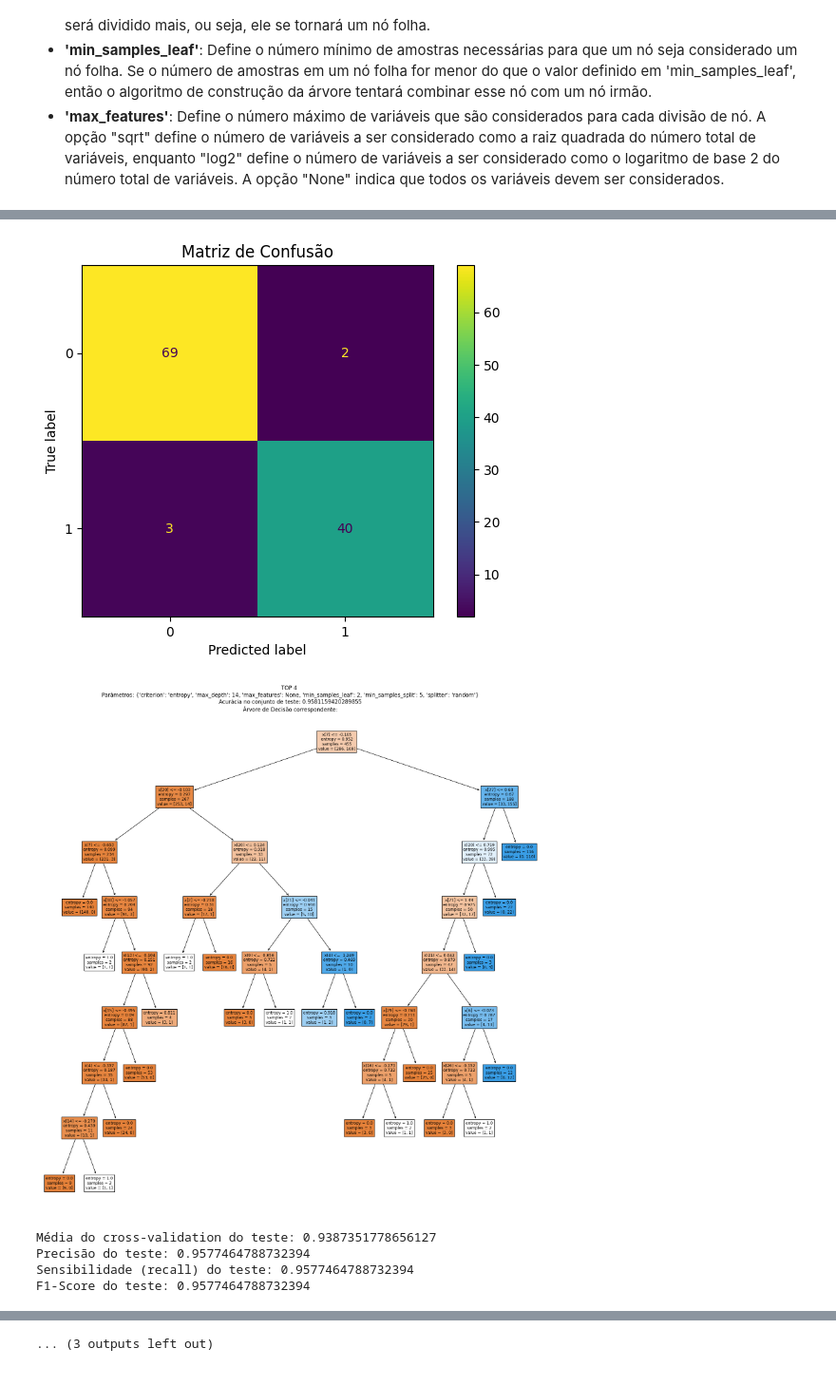
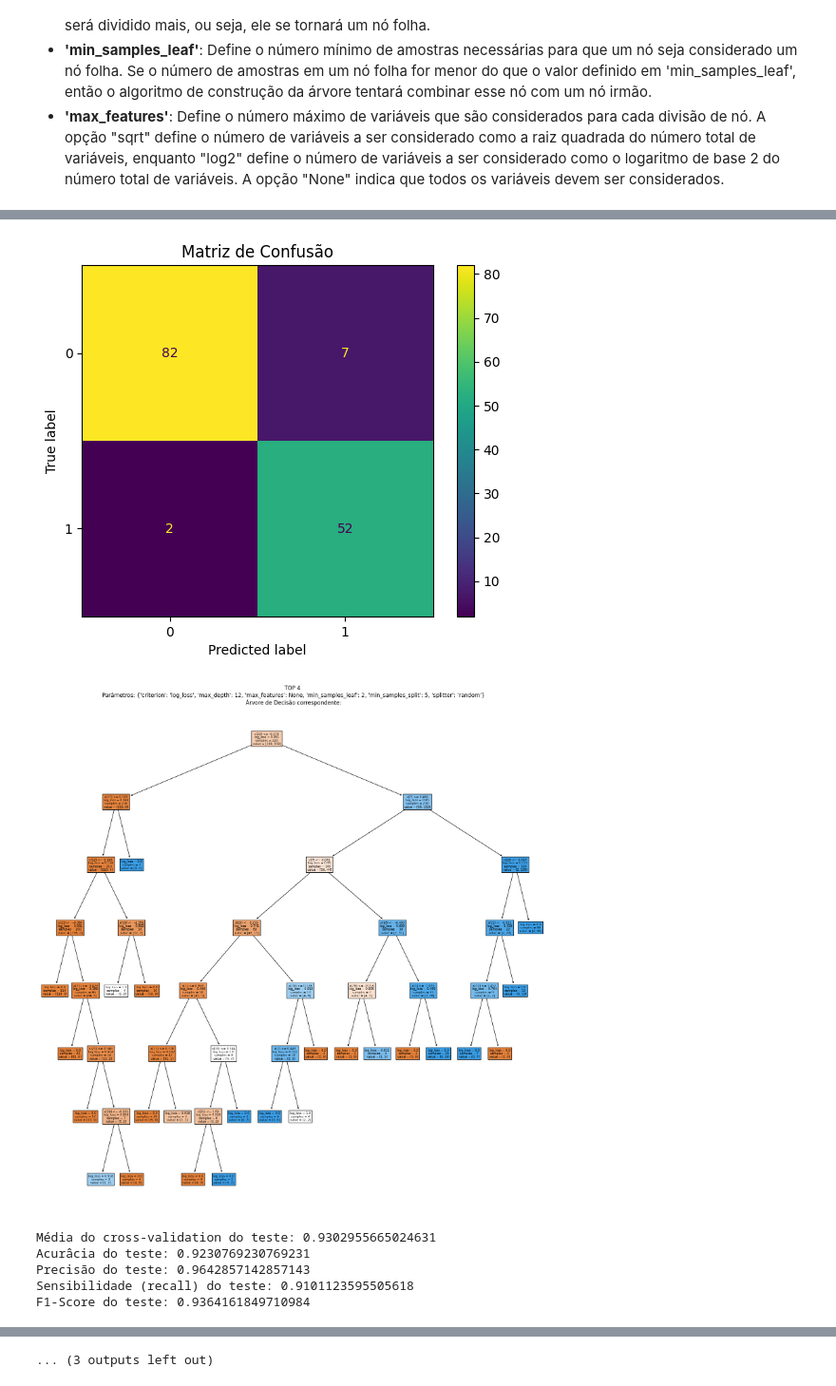
Before and after one commit to GuilhermeMaciel75/ML_aprendizado_supervisionado, a Jupyter notebook: DecisionTreeClassifier.ipynb, the cells around one changed output, grey strips where cells are left out. Shown at 95% size. Cells and saved outputs as stored; diff of their text form; code cells hidden in the pictures.

```diff
--- a/DecisionTreeClassifier.ipynb
+++ b/DecisionTreeClassifier.ipynb
@@ -22,4 +22,4 @@ data_labels = df.iloc[:, 1:2].values
 data = (data_values - np.mean(data_values, axis=0)) / np.std(data_values, axis=0)
 
 # Separando as instâncias em um conjunto de treinamento e um de teste
-train_data, test_data, train_labels, test_labels = train_test_split(data, data_labels, test_size=0.2, random_state=42)
+train_data, test_data, train_labels, test_labels = train_test_split(data, data_labels, test_size=0.25, random_state=42)
@@ -45,19 +45,11 @@ param_grid = {
     'max_features': ["sqrt", "log2", None]
 }
 
-# Criando e treiando o modelo de árvore de decisão
+# Criando e treinando o modelo de árvore de decisão
 dt = DecisionTreeClassifier()
 grid_search = GridSearchCV(dt, param_grid, cv=10)
 grid_search.fit(train_data, train_labels)
 
 print(f"Melhores parâmetros encontrados: {grid_search.best_params_}")
-print(f"Acurácia correspondente: {grid_search.best_score_}")
-
-# Plotado a Matriz de Confusão
-labels_pred = grid_search.predict(test_data)
-cm = confusion_matrix(test_labels, labels_pred)
-
-display = ConfusionMatrixDisplay(confusion_matrix=cm).plot()
-plt.title("Matriz de Confusão")
-plt.show()
+print(f"Validação cruzada (cross-validation) do conjunto de dados de treinamento: {grid_search.best_score_}")
 # %% [output]
@@ -80,12 +73,12 @@ Temos que:
 *  **Recall**: Mede a proporção de instâncias positivas que são classificadas como positivas, sendo calculado como TP / (TP + FN)
 *  **F1-Score**: É a média harmônica da precisão e do recall, sendo calculada como 2 * (precisão * recall) / (precisão + recall)
 # %%
-# Retornando o top 5 dos resultados com maior acurácia média
+# Retornando o top 5 dos resultados com maior cross-validation
 results = pd.DataFrame(grid_search.cv_results_)
 results = results.sort_values(by='mean_test_score', ascending=False)
 top_results = results.head()
 
-for i, (params, mean_score) in enumerate(zip(top_results['params'], top_results['mean_test_score'])):
+for i, params in enumerate(top_results['params']):
     # Criando e treinando o modelo
     dt = DecisionTreeClassifier(**params)
     dt.fit(train_data, train_labels)
@@ -93,15 +86,16 @@ for i, (params, mean_score) in enumerate(zip(top_results['params'], top_results[
     # Plotando a Árvore de Decisão
     plt.figure(figsize=(20,20))
     plot_tree(dt, filled=True)
-    plt.title(f"TOP {i+1}\n Parâmetros: {params}\n Acurácia no conjunto de teste: {mean_score}\n Árvore de Decisão correspondente:")
+    plt.title(f"TOP {i+1}\n Parâmetros: {params}\n Árvore de Decisão correspondente:")
     plt.show()
 
     # Criando o modelo de matrix de confusão
     labels_pred = dt.predict(test_data)
     cm = confusion_matrix(test_labels, labels_pred)
 
-    # Informações adicionais sobre o teste
+    # Informações sobre a eficiência do modelo
     print(f"Média do cross-validation do teste: {np.mean(cross_val_score(dt, test_data, test_labels, cv=5))}")
+    print(f"Acurâcia do teste: {accuracy_score(test_labels, labels_pred)}")
     print(f"Precisão do teste: {precision_score(test_labels, labels_pred, pos_label='B')}")
     print(f"Sensibilidade (recall) do teste: {recall_score(test_labels, labels_pred, pos_label='B')}")
     print(f"F1-Score do teste: {f1_score(test_labels, labels_pred, pos_label='B')}\n")
@@ -131,6 +128,7 @@ F1-Score do teste: 0.965034965034965
-[figure, old version]
+[figure, new version]
-[figure, old version]
+[figure, new version]
-Média do cross-validation do teste: 0.9387351778656127
-Precisão do teste: 0.9577464788732394
-Sensibilidade (recall) do teste: 0.9577464788732394
-F1-Score do teste: 0.9577464788732394
+Média do cross-validation do teste: 0.9302955665024631
+Acurâcia do teste: 0.9230769230769231
+Precisão do teste: 0.9642857142857143
+Sensibilidade (recall) do teste: 0.9101123595505618
+F1-Score do teste: 0.9364161849710984
```
Also changed, not shown: parts of 6 cells of this notebook.
